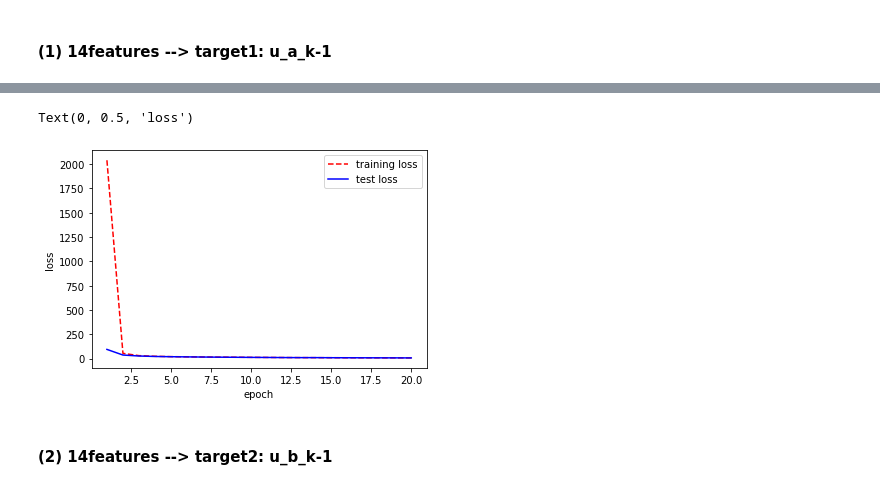
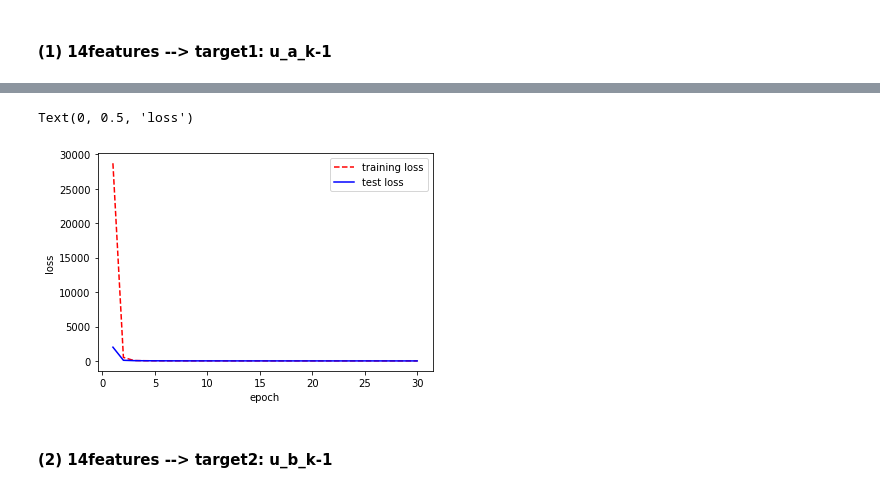
Before and after one commit to mohan-mj/Electrical_Usecases, a Jupyter notebook: 2_Inverter.ipynb, the cells around one changed output, grey strips where cells are left out. Cells and saved outputs as stored; diff of their text form; code cells hidden in the pictures.

```diff
--- a/2_Inverter.ipynb
+++ b/2_Inverter.ipynb
@@ -393,18 +367,18 @@ Epoch 30/30
 # %%
 # Training history Visualization
-tra_loss = nnfit2.history['loss']
-te_loss = nnfit2.history['val_loss']
+tra_loss = nn2fit1.history['loss']
+te_loss = nn2fit1.history['val_loss']
 
 epoch_count = range(1, len(tra_loss)+1)
 plt.plot(epoch_count, tra_loss,'r--')
 plt.plot(epoch_count, te_loss, 'b-')
 
 plt.legend(['training loss','test loss'])
 plt.xlabel('epoch')
 plt.ylabel('loss')
 # %% [output]
 Text(0, 0.5, 'loss')
-[figure, old version]
+[figure, new version]
 # %% [markdown]
 #### (2) 14features --> target2: u_b_k-1
 # %%
```
Also changed, not shown: parts of 15 cells of this notebook, 2 other files.
